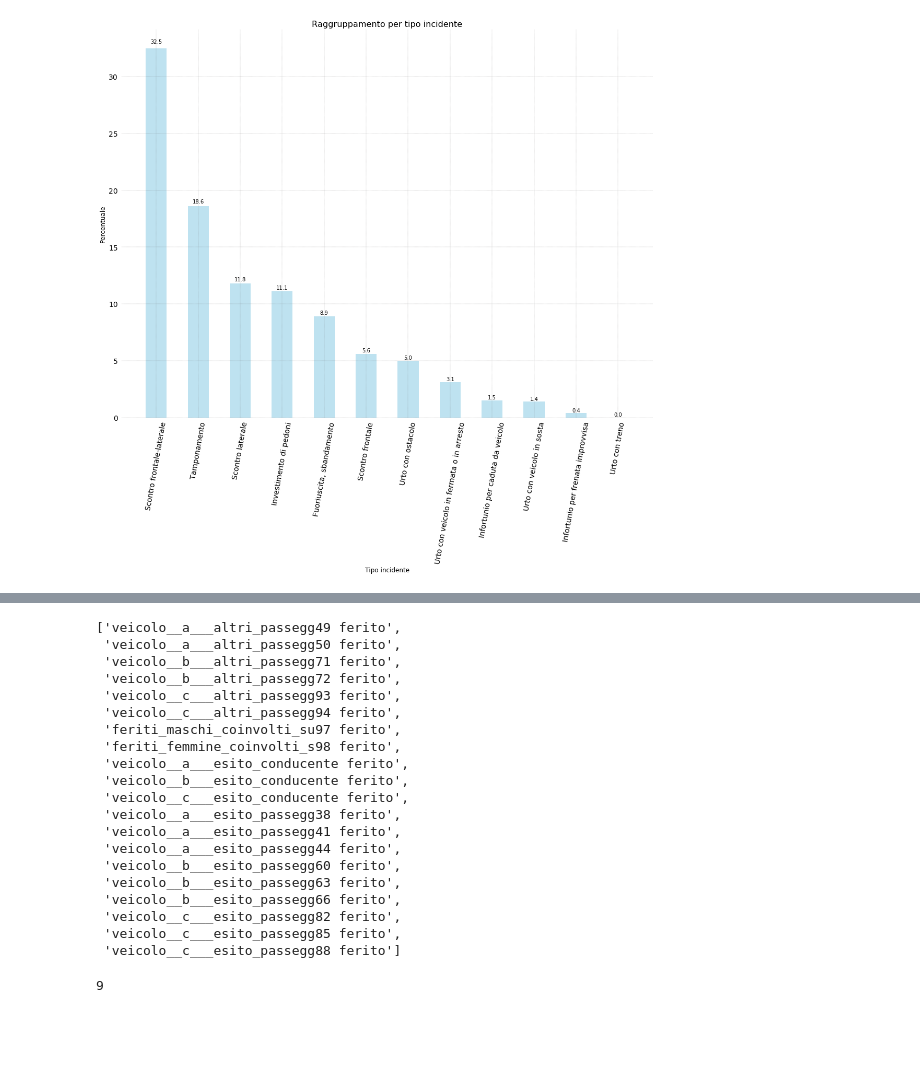
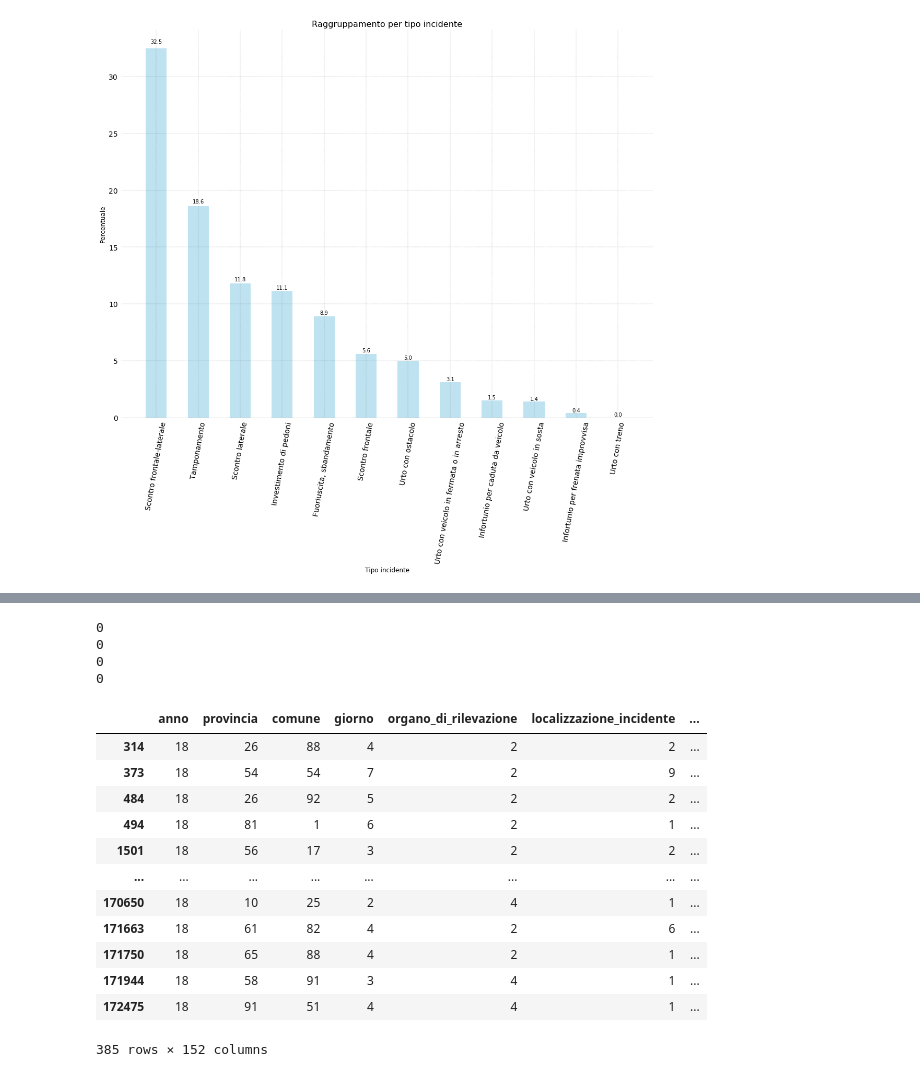
Before and after one commit to p-giovanni/Incidenti, a Jupyter notebook: notebook/2018-incidenti_stradali.ipynb, the cells around one changed output, grey strips where cells are left out. Drawn from its saved outputs; the diff is of its cells as text; code cells hidden in the pictures; blank space fills up the shorter version.

Commit message:
Columns flattening.

```diff
--- a/notebook/2018-incidenti_stradali.ipynb
+++ b/notebook/2018-incidenti_stradali.ipynb
@@ -282,40 +351,29 @@ rationalize_col_names()
-# %%
-key = " morto"
-result = []
-for col in df.columns:
-    if key in col:
-        result.append(col)
-
-key = " ferito"
-result = []
-for col in df.columns:
-    if key in col:
-        result.append(col)
-
-result
-# %% [output]
-['veicolo__a___altri_passegg49 ferito',
- 'veicolo__a___altri_passegg50 ferito',
- 'veicolo__b___altri_passegg71 ferito',
- 'veicolo__b___altri_passegg72 ferito',
- 'veicolo__c___altri_passegg93 ferito',
- 'veicolo__c___altri_passegg94 ferito',
- 'feriti_maschi_coinvolti_su97 ferito',
- 'feriti_femmine_coinvolti_s98 ferito',
- 'veicolo__a___esito_conducente ferito',
- 'veicolo__b___esito_conducente ferito',
- 'veicolo__c___esito_conducente ferito',
- 'veicolo__a___esito_passegg38 ferito',
- 'veicolo__a___esito_passegg41 ferito',
- 'veicolo__a___esito_passegg44 ferito',
- 'veicolo__b___esito_passegg60 ferito',
- 'veicolo__b___esito_passegg63 ferito',
- 'veicolo__b___esito_passegg66 ferito',
- 'veicolo__c___esito_passegg82 ferito',
- 'veicolo__c___esito_passegg85 ferito',
- 'veicolo__c___esito_passegg88 ferito']
+# %%
+key = " ferito"
+cols = select_column(key)[1]
+for col in cols:
+    if col.startswith("pedone"):
+        sum = df[col].sum()
+        print(sum)
+# %% [output]
+0
+0
+0
+0
 # %%
-mask = df["veicolo__a___altri_passegg47"] != 0
-df.loc[mask]["veicolo__a___altri_passegg47"].sum()
+mask = df["pedone_morto_1__sesso"] == "1"
+df.loc[mask]
 # %% [output]
+|  | anno | provincia | comune | giorno | organo_di_rilevazione | localizzazione_incidente | ... |
+| 314 | 18 | 26 | 88 | 4 | 2 | 2 | ... |
+| 373 | 18 | 54 | 54 | 7 | 2 | 9 | ... |
+| 484 | 18 | 26 | 92 | 5 | 2 | 2 | ... |
+| 494 | 18 | 81 | 1 | 6 | 2 | 1 | ... |
+| 1501 | 18 | 56 | 17 | 3 | 2 | 2 | ... |
+| ... | ... | ... | ... | ... | ... | ... | ... |
+| 170650 | 18 | 10 | 25 | 2 | 4 | 1 | ... |
+| 171663 | 18 | 61 | 82 | 4 | 2 | 6 | ... |
+| 171750 | 18 | 65 | 88 | 4 | 2 | 1 | ... |
+| 171944 | 18 | 58 | 91 | 3 | 4 | 1 | ... |
+| 172475 | 18 | 91 | 51 | 4 | 4 | 1 | ... |
-9
+385 rows × 152 columns
```
Also changed, not shown: parts of 4 cells of this notebook.
